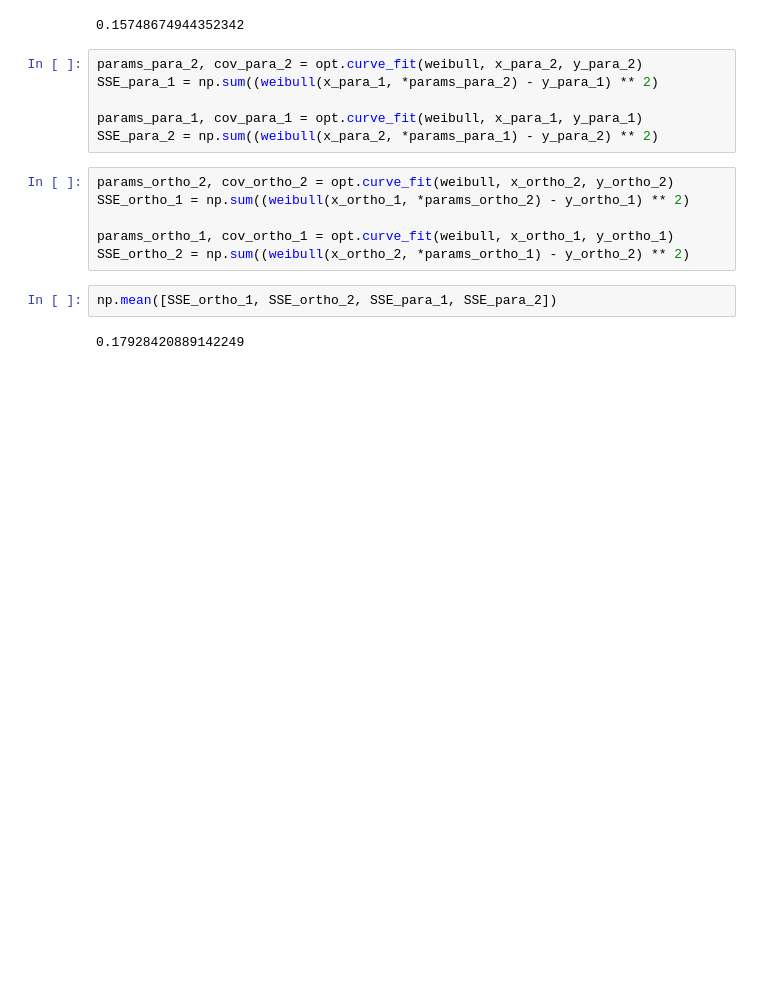
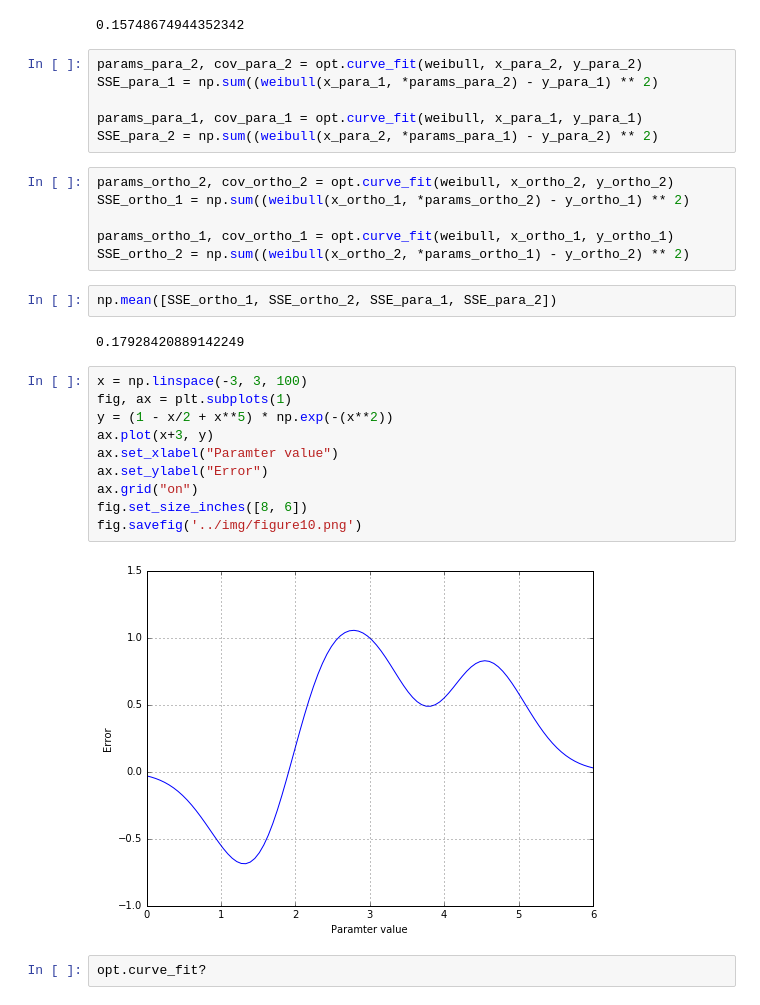
Before and after one commit to arokem/scipy-optimize, a Jupyter notebook: code/make-figures.ipynb, the cells around one changed output. Drawn from its saved outputs; the diff is of its cells as text; blank space fills up the shorter version.

```diff
--- a/code/make-figures.ipynb
+++ b/code/make-figures.ipynb
@@ -376,3 +376,17 @@ SSE_ortho_2 = np.sum((weibull(x_ortho_2, *params_ortho_1) - y_ortho_2) ** 2)
 np.mean([SSE_ortho_1, SSE_ortho_2, SSE_para_1, SSE_para_2])
 # %% [output]
 0.17928420889142249
+# %%
+x = np.linspace(-3, 3, 100)
+fig, ax = plt.subplots(1)
+y = (1 - x/2 + x**5) * np.exp(-(x**2))
+ax.plot(x+3, y)
+ax.set_xlabel("Paramter value")
+ax.set_ylabel("Error")
+ax.grid("on")
+fig.set_size_inches([8, 6])
+fig.savefig('../img/figure10.png')
+# %% [output]
+[figure, added]
+# %%
+opt.curve_fit?
```
Also changed, not shown: parts of 3 cells of this notebook, 15 other files.
